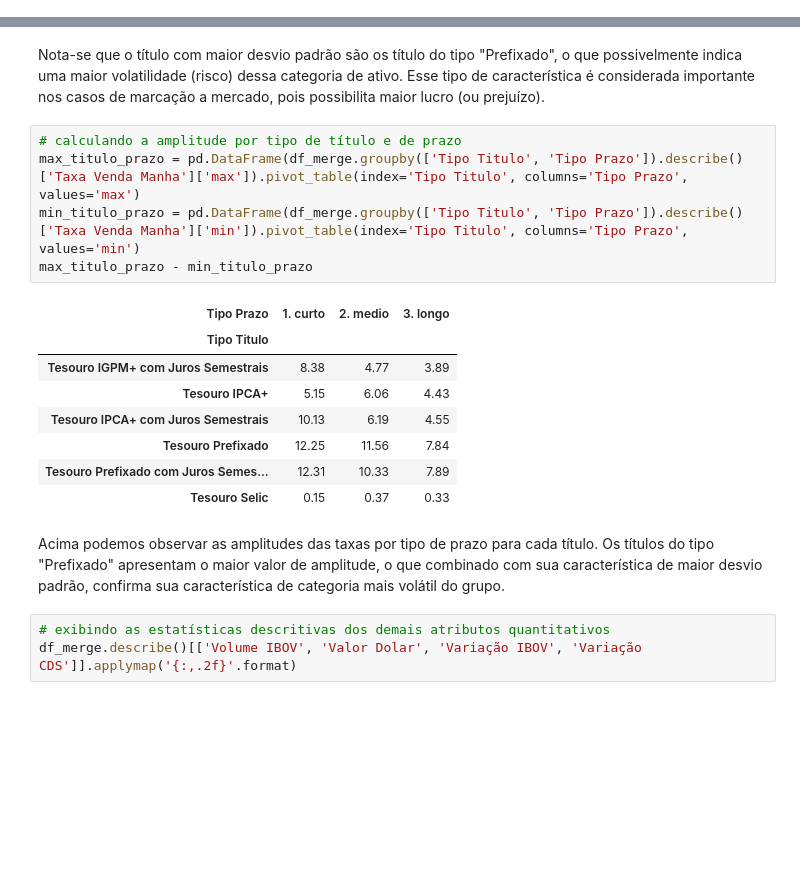
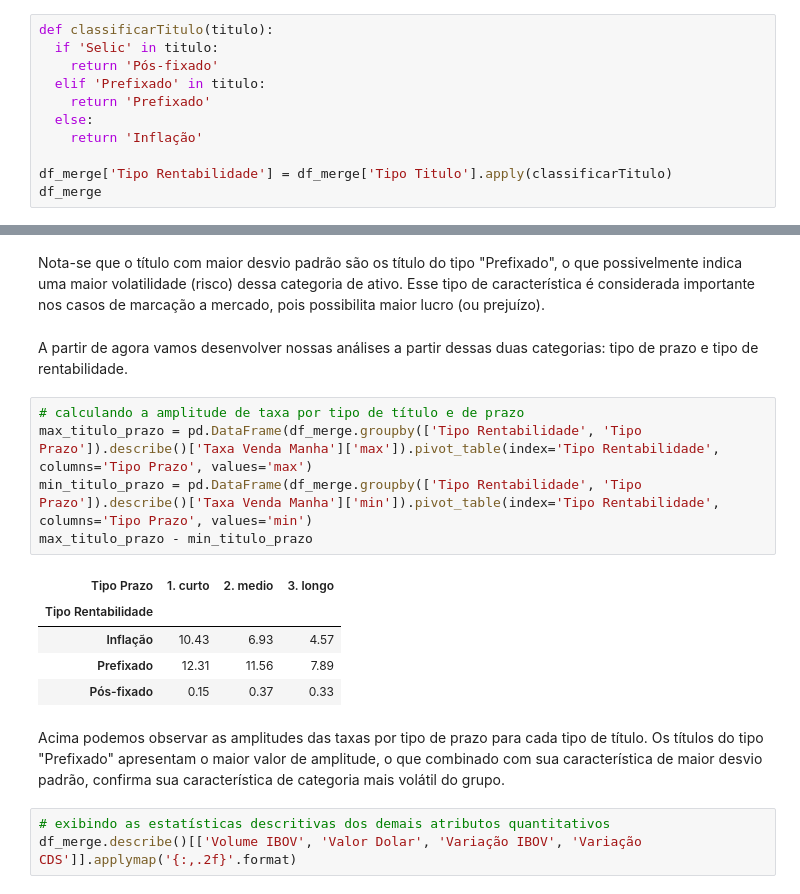
Before and after one commit to fppfurtado/mvp-pos-ciencia-de-dados, a Jupyter notebook: Projeto_MVP_Preditor_de_Preços_de_Títulos_Públicos_Federais.ipynb, the cells around one changed output, grey strips where cells are left out. Saved outputs shown, nothing was run; the diff lists cells and outputs as text; blank space fills up the shorter version.

```diff
--- a/Projeto_MVP_Preditor_de_Preços_de_Títulos_Públicos_Federais.ipynb
+++ b/Projeto_MVP_Preditor_de_Preços_de_Títulos_Públicos_Federais.ipynb
@@ -316,0 +319,11 @@ df_merge.groupby(['Tipo Titulo', 'Tipo Prazo']).describe()['Taxa Venda Manha'].a
+# %%
+def classificarTitulo(titulo):
+  if 'Selic' in titulo:
+    return 'Pós-fixado'
+  elif 'Prefixado' in titulo:
+    return 'Prefixado'
+  else:
+    return 'Inflação'
+
+df_merge['Tipo Rentabilidade'] = df_merge['Tipo Titulo'].apply(classificarTitulo)
+df_merge
@@ -317,21 +361,20 @@ df_merge.groupby(['Tipo Titulo', 'Tipo Prazo']).describe()['Taxa Venda Manha'].a
 # %% [markdown]
 Nota-se que o título com maior desvio padrão são os título do tipo "Prefixado", o que possivelmente indica uma maior volatilidade (risco) dessa categoria de ativo. Esse tipo de característica é considerada importante nos casos de marcação a mercado, pois possibilita maior lucro (ou prejuízo).
+# %% [markdown]
+A partir de agora vamos desenvolver nossas análises a partir dessas duas categorias: tipo de prazo e tipo de rentabilidade.
 # %%
-# calculando a amplitude por tipo de título e de prazo
-max_titulo_prazo = pd.DataFrame(df_merge.groupby(['Tipo Titulo', 'Tipo Prazo']).describe()['Taxa Venda Manha']['max']).pivot_table(index='Tipo Titulo', columns='Tipo Prazo', values='max')
-min_titulo_prazo = pd.DataFrame(df_merge.groupby(['Tipo Titulo', 'Tipo Prazo']).describe()['Taxa Venda Manha']['min']).pivot_table(index='Tipo Titulo', columns='Tipo Prazo', values='min')
+# calculando a amplitude de taxa por tipo de título e de prazo
+max_titulo_prazo = pd.DataFrame(df_merge.groupby(['Tipo Rentabilidade', 'Tipo Prazo']).describe()['Taxa Venda Manha']['max']).pivot_table(index='Tipo Rentabilidade', columns='Tipo Prazo', values='max')
+min_titulo_prazo = pd.DataFrame(df_merge.groupby(['Tipo Rentabilidade', 'Tipo Prazo']).describe()['Taxa Venda Manha']['min']).pivot_table(index='Tipo Rentabilidade', columns='Tipo Prazo', values='min')
 max_titulo_prazo - min_titulo_prazo
 # %% [output]
 | Tipo Prazo | 1. curto | 2. medio | 3. longo |
-| Tipo Titulo |  |  |  |
-| Tesouro IGPM+ com Juros Semestrais | 8.38 | 4.77 | 3.89 |
-| Tesouro IPCA+ | 5.15 | 6.06 | 4.43 |
-| Tesouro IPCA+ com Juros Semestrais | 10.13 | 6.19 | 4.55 |
-| Tesouro Prefixado | 12.25 | 11.56 | 7.84 |
-| Tesouro Prefixado com Juros Semes... | 12.31 | 10.33 | 7.89 |
-| Tesouro Selic | 0.15 | 0.37 | 0.33 |
+| Tipo Rentabilidade |  |  |  |
+| Inflação | 10.43 | 6.93 | 4.57 |
+| Prefixado | 12.31 | 11.56 | 7.89 |
+| Pós-fixado | 0.15 | 0.37 | 0.33 |
 # %% [markdown]
-Acima podemos observar as amplitudes das taxas por tipo de prazo para cada título. Os títulos do tipo "Prefixado" apresentam o maior valor de amplitude, o que combinado com sua característica de maior desvio padrão, confirma sua característica de categoria mais volátil do grupo.
+Acima podemos observar as amplitudes das taxas por tipo de prazo para cada tipo de título. Os títulos do tipo "Prefixado" apresentam o maior valor de amplitude, o que combinado com sua característica de maior desvio padrão, confirma sua característica de categoria mais volátil do grupo.
 # %%
 # exibindo as estatísticas descritivas dos demais atributos quantitativos
 df_merge.describe()[['Volume IBOV', 'Valor Dolar', 'Variação IBOV', 'Variação CDS']].applymap('{:,.2f}'.format)
```
Also changed, not shown: parts of 14 cells of this notebook.
